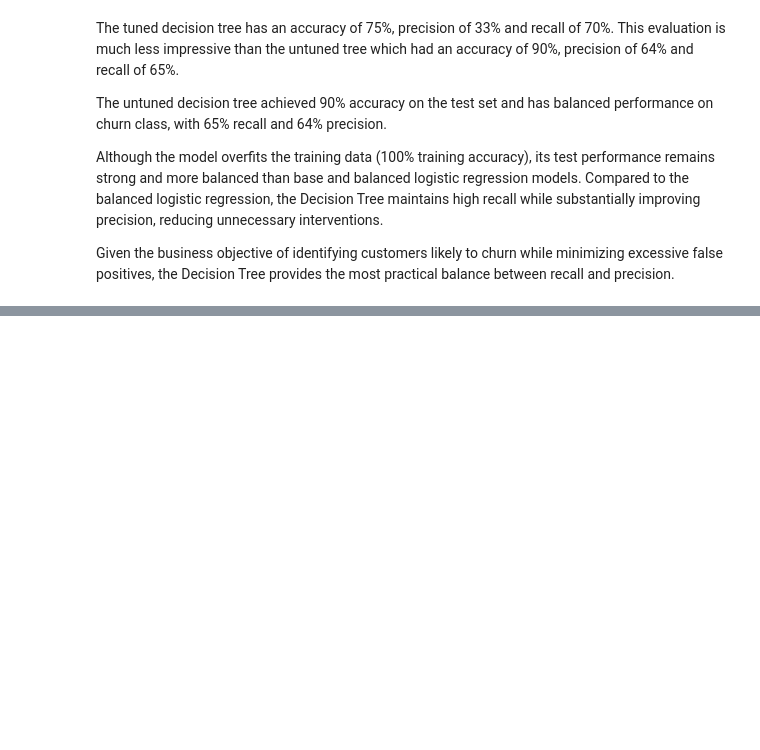
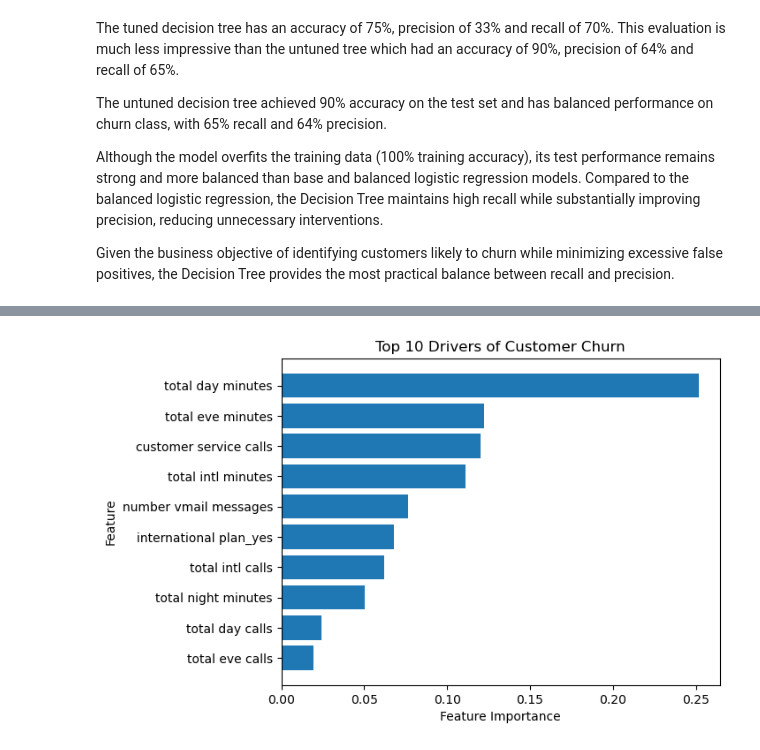
Before and after one commit to timmunene/SyriaTel_P3, a Jupyter notebook: Syriatel_Churn.ipynb, the cells around one changed output, grey strips where cells are left out. Cells and saved outputs as stored; diff of their text form; code cells hidden in the pictures; blank space fills up the shorter version.

```diff
--- a/Syriatel_Churn.ipynb
+++ b/Syriatel_Churn.ipynb
@@ -395,0 +421,17 @@ Given the business objective of identifying customers likely to churn while mini
+# %%
+# Extract feature importance from final decision tree
+importances = dec_tree.feature_importances_
+
+# Create DataFrame pairing features with importance values
+feature_importance_df = pd.DataFrame({
+    "Feature": X_train_encoded.columns,
+    "Importance": importances
+})
+
+# Sort from highest to lowest importance
+feature_importance_df = feature_importance_df.sort_values(
+    by="Importance",
+    ascending=False
+)
+
+feature_importance_df.head(10)
@@ -395,0 +450,15 @@ Given the business objective of identifying customers likely to churn while mini
+# %%
+
+
+# Select top 10 features
+top_features = feature_importance_df.head(10)
+
+plt.figure()
+plt.barh(top_features["Feature"], top_features["Importance"])
+plt.gca().invert_yaxis()
+plt.title("Top 10 Drivers of Customer Churn")
+plt.xlabel("Feature Importance")
+plt.ylabel("Feature")
+plt.show()
+# %% [output]
+[figure, added]
```
Also changed, not shown: parts of 8 cells of this notebook, 3 other files.
